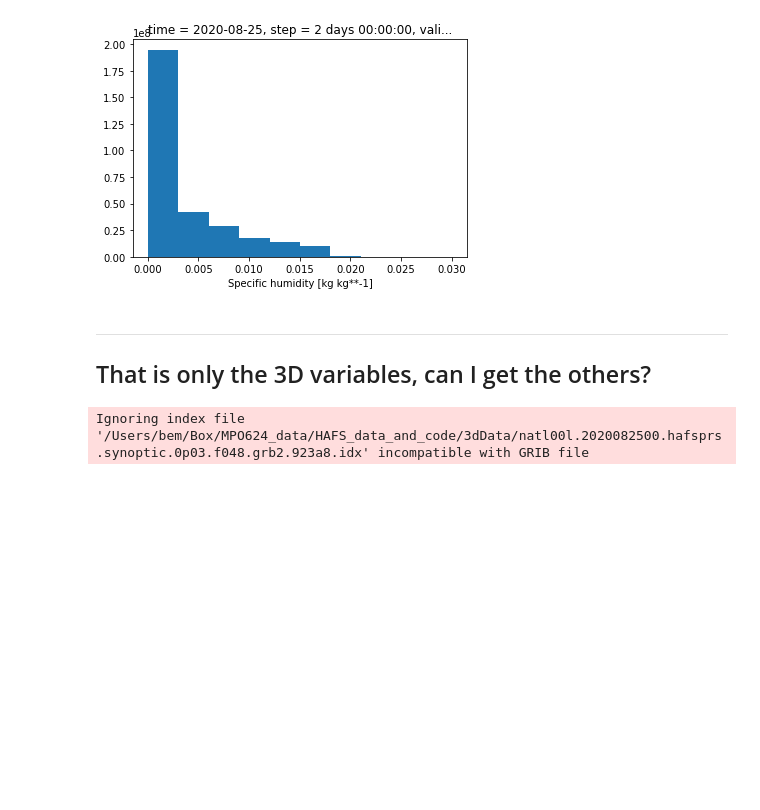
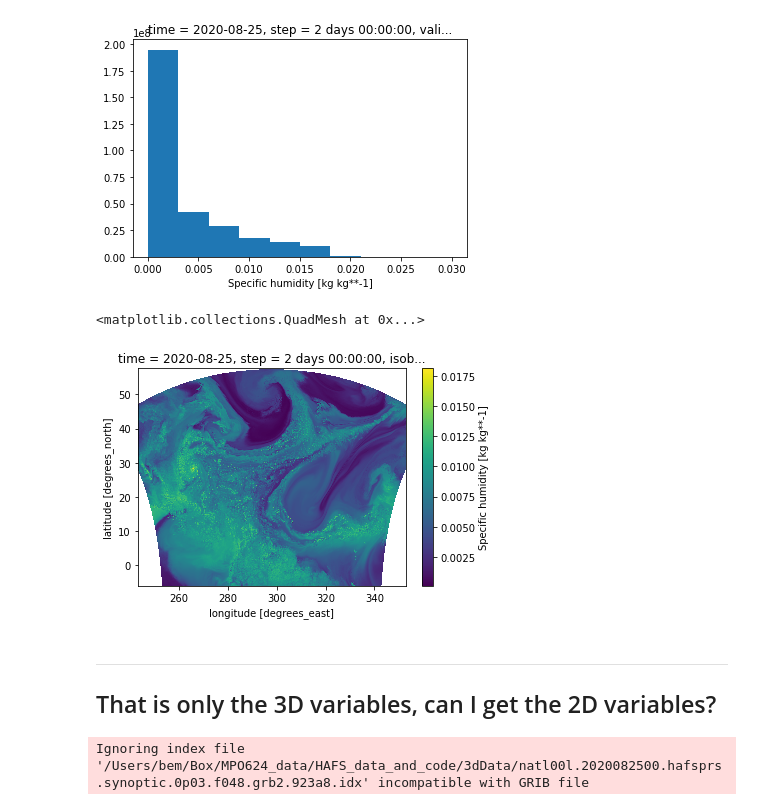
Before and after one commit to MPOcanes/MPO624_2022, a Jupyter notebook: Notebooks/Read_HAFSdata_grb2.ipynb, the cells around one changed output. Cells and saved outputs as stored; diff of their text form; code cells hidden in the pictures; blank space fills up the shorter version.

```diff
--- a/Notebooks/Read_HAFSdata_grb2.ipynb
+++ b/Notebooks/Read_HAFSdata_grb2.ipynb
@@ -51,9 +51,14 @@ ds.q.plot()
         2.4048924e-02, 2.7055018e-02, 3.0061109e-02], dtype=float32),
  <BarContainer object of 10 artists>)
 [figure]
+# %%
+ds.q[10].plot()
+# %% [output]
+<matplotlib.collections.QuadMesh at 0x...>
+[figure, added]
 # %% [markdown]
 -----------
-## That is only the 3D variables, can I get the others?
+## That is only the 3D variables, can I get the 2D variables?
 # %%
 # The above only seems to get the 3D variables, not the 2D ones
 # ds2 = xr.open_dataset(filename, filter_by_keys={'typeOfLevel': 'surface'})
```
Also changed, not shown: parts of 1 cell of this notebook.
